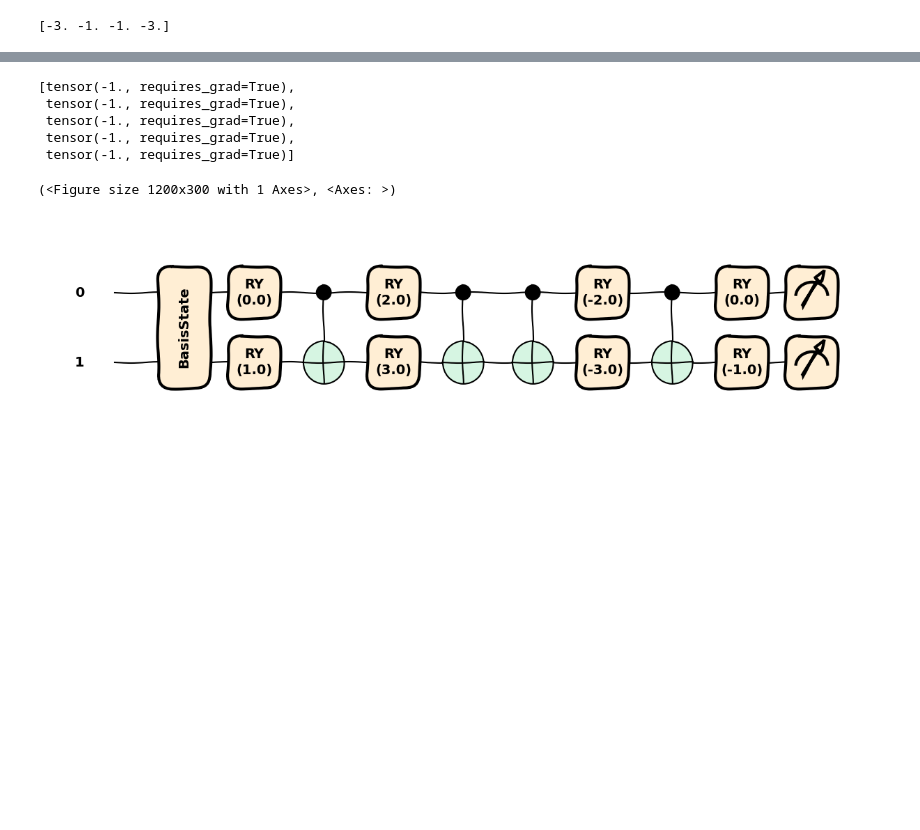
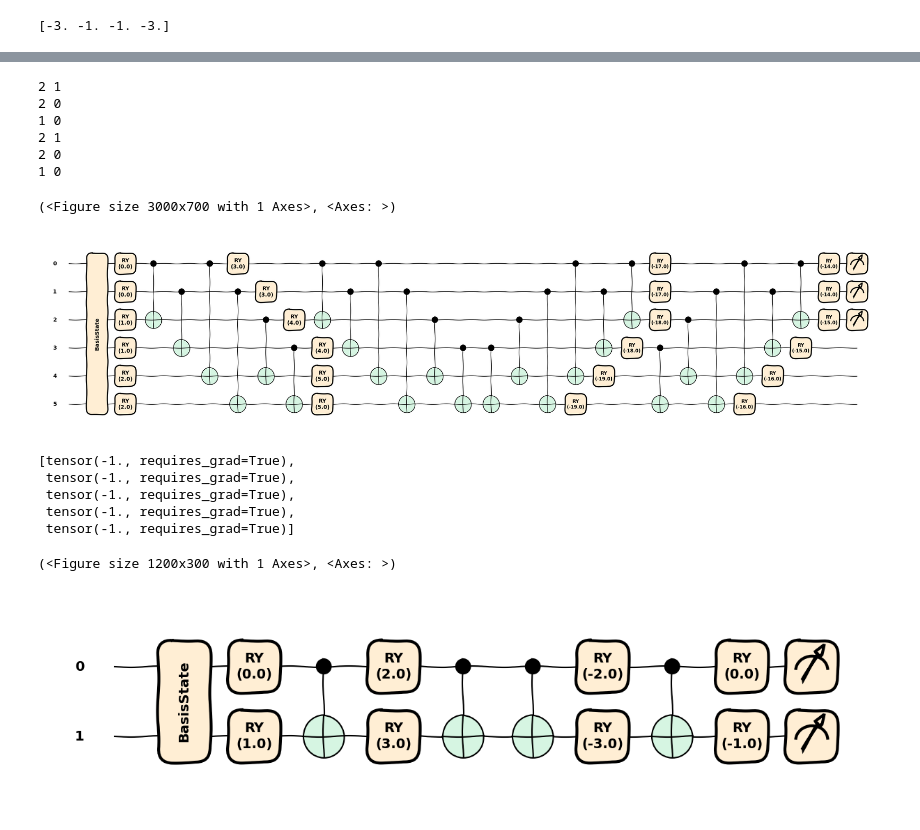
Before and after one commit to javinoram/VqePy, a Jupyter notebook: Pruebas.ipynb, the cells around one changed output, grey strips where cells are left out. Cells and saved outputs as stored; diff of their text form; code cells hidden in the pictures; blank space fills up the shorter version.

```diff
--- a/Pruebas.ipynb
+++ b/Pruebas.ipynb
@@ -52,3 +128,14 @@ object_vqe.hamiltonian_object
+# %%
+qml.draw_mpl(object_vqe.node_overlap, decimals=1, style="sketch")( [i for i in range(20)], [i for i in range(20)], [0,0,0,0,0,0], [0,0,0,0,0,0])
+# %% [output]
+2 1
+2 0
+1 0
+2 1
+2 0
+1 0
+(<Figure size 3000x700 with 1 Axes>, <Axes: >)
+[figure, added]
 # %%
 minimizate_params = {
     "type": "SLSQP",
```
Also changed, not shown: parts of 14 cells of this notebook, 16 other files.
